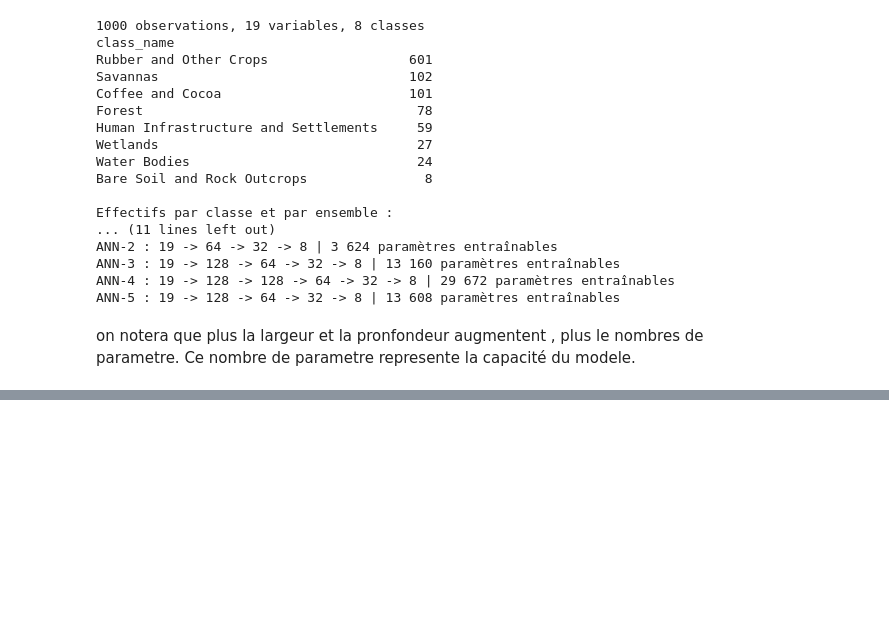
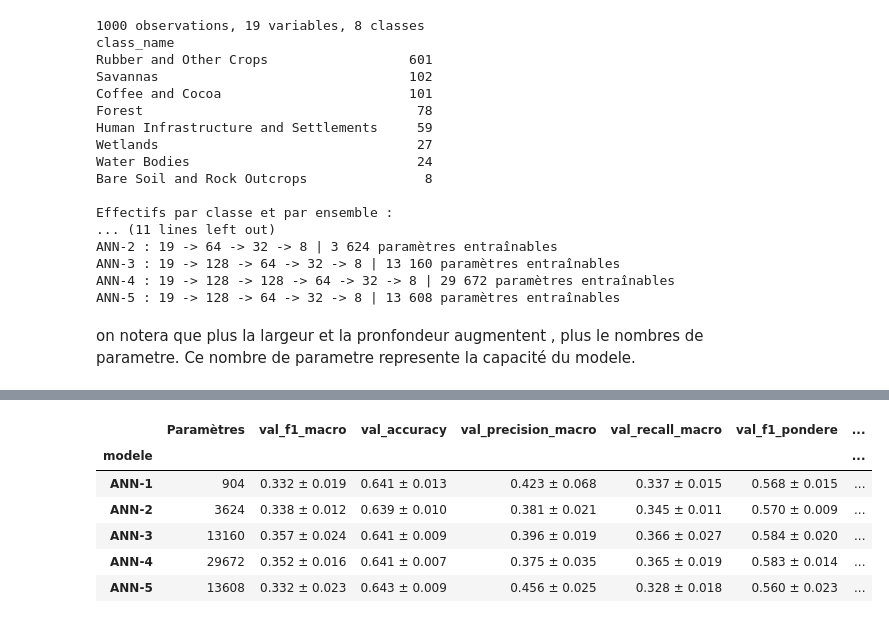
Before and after one commit to DanielYahiri/school-project, a Jupyter notebook: experience A.ipynb, the cells around one changed output, grey strips where cells are left out. Saved outputs shown, nothing was run; the diff lists cells and outputs as text; code cells hidden in the pictures; blank space fills up the shorter version.

```diff
--- a/experience A.ipynb
+++ b/experience A.ipynb
@@ -188,7 +188,7 @@ for nom, couches in ARCHITECTURES.items():
         debut = time.perf_counter()
         hist = modele.fit(X_train, y_train, validation_data=(X_val, y_val),
                           epochs=EPOCHS_MAX, batch_size=TAILLE_LOT,
-                          callbacks=[arret], verbose=0)
+                          callbacks=[arret], verbose =0)   # on sature pas le terminal avec l'historique
         duree = time.perf_counter() - debut
 
         # Prédiction = classe de plus forte probabilité softmax
@@ -218,7 +218,7 @@ for nom, couches in ARCHITECTURES.items():
 resultats = pd.DataFrame(resultats)
 resultats.to_csv(os.path.join(DOSSIER_SORTIE, "resultats_detailles.csv"), index=False)
 
-# %% 7. Tableau récapitulatif : moyenne ± écart-type sur les 5 graines (sur la VALIDATION)
+# 7. Tableau récapitulatif : moyenne ± écart-type sur les 5 graines (sur la VALIDATION)
 colonnes = ["val_f1_macro", "val_accuracy", "val_precision_macro", "val_recall_macro",
             "val_f1_pondere", "val_kappa", "val_mcc", "ecart_f1_train_val",
             "meilleure_epoch", "temps_s"]
@@ -232,75 +232,6 @@ for c in colonnes:
     dec = 0 if c in ("meilleure_epoch",) else (1 if c == "temps_s" else 3)
     tableau[c] = [f"{m:.{dec}f} ± {s:.{dec}f}" for m, s in zip(recap[(c, "mean")], recap[(c, "std")])]
 tableau.to_csv(os.path.join(DOSSIER_SORTIE, "recapitulatif_architectures.csv"))
-try:
-    display(tableau)                # dans un notebook
-except NameError:
-    print(tableau.to_string())      # en script
 
-# Référence naïve : toujours prédire la classe majoritaire (pour situer les scores)
-majoritaire = np.bincount(y_train).argmax()
-naif = calculer_metriques(y_val, np.full_like(y_val, majoritaire))
-print(f"\nRéférence naïve (toujours « {NOMS_CLASSES[majoritaire]} ») : "
-      f"accuracy = {naif['accuracy']:.3f} | Macro-F1 = {naif['f1_macro']:.3f}")
-
-# %% 8. Graphique 1 : courbes d'apprentissage (perte train / validation, graine 0)
-fig, axes = plt.subplots(1, len(ARCHITECTURES), figsize=(20, 4), sharey=True)
-for ax, nom in zip(axes, ARCHITECTURES):
-    h = historiques[(nom, GRAINES[0])]
-    ax.plot(h["loss"], label="entraînement", color="#2e5c8b")
-    ax.plot(h["val_loss"], label="validation", color="#e07b39")
-    ax.axvline(np.argmin(h["val_loss"]), color="grey", ls="--", lw=1)   # meilleure epoch (poids conservés)
-    ax.set_title(nom)
-    ax.set_xlabel("Epoch")
-axes[0].set_ylabel("Perte (entropie croisée)")
-axes[0].legend()
-fig.suptitle("Courbes d'apprentissage (graine 0) — trait pointillé : meilleure epoch retenue", fontsize=13)
-plt.tight_layout()
-plt.savefig(os.path.join(DOSSIER_SORTIE, "courbes_apprentissage.png"), dpi=150)
-plt.show()
-
-# %% 9. Graphique 2 : comparaison des performances et lien avec la complexité
-moy = resultats.groupby("modele").agg(f1=("val_f1_macro", "mean"), f1_sd=("val_f1_macro", "std"),
-                                      acc=("val_accuracy", "mean"), acc_sd=("val_accuracy", "std"),
-                                      ecart=("ecart_f1_train_val", "mean"),
-                                      parametres=("parametres", "first")).loc[list(ARCHITECTURES)]
-
-fig, axes = plt.subplots(1, 2, figsize=(14, 5))
-x = np.arange(len(moy))
-axes[0].bar(x - 0.2, moy["f1"], 0.4, yerr=moy["f1_sd"], capsize=4, label="Macro-F1", color="#2e5c8b")
-axes[0].bar(x + 0.2, moy["acc"], 0.4, yerr=moy["acc_sd"], capsize=4, label="Accuracy", color="#9fbcd9")
-axes[0].axhline(naif["accuracy"], color="#c0392b", ls="--", lw=1, label="Accuracy naïve (classe majoritaire)")
-axes[0].set_xticks(x, moy.index)
-axes[0].set_ylim(0, 1)
-axes[0].set_ylabel("Score sur la validation (moyenne ± écart-type, 5 graines)")
-axes[0].set_title("Performances par architecture")
-axes[0].legend(loc="lower left")
-
-axes[1].errorbar(moy["parametres"], moy["f1"], yerr=moy["f1_sd"], fmt="o", capsize=4, color="#2e5c8b")
-for nom, ligne in moy.iterrows():
-    axes[1].annotate(nom, (ligne["parametres"], ligne["f1"]), xytext=(6, 6), textcoords="offset points")
-axes[1].set_xscale("log")
-axes[1].set_xlabel("Nombre de paramètres entraînables (échelle log)")
-axes[1].set_ylabel("Macro-F1 sur la validation")
-axes[1].set_title("Performance en fonction de la complexité")
-plt.tight_layout()
-plt.savefig(os.path.join(DOSSIER_SORTIE, "comparaison_architectures.png"), dpi=150)
-plt.show()
-
-# %% 10. Graphique 3 : F1 par classe (validation, moyenne des 5 graines)
-# Permet de voir si la profondeur aide surtout les classes minoritaires ou les classes proches.
-f1_classes = pd.DataFrame({nom: np.mean([f1_par_classe[(nom, g)] for g in GRAINES], axis=0)
-                           for nom in ARCHITECTURES}, index=NOMS_CLASSES)
-effectifs_val = pd.Series(y_val).value_counts().reindex(range(N_CLASSES), fill_value=0).to_numpy()
-f1_classes.index = [f"{c} (n val = {n})" for c, n in zip(NOMS_CLASSES, effectifs_val)]
-f1_classes.to_csv(os.path.join(DOSSIER_SORTIE, "f1_par_classe.csv"))
-
-fig, ax = plt.subplots(figsize=(9, 5))
-sns.heatmap(f1_classes, annot=True, fmt=".2f", cmap="Blues", vmin=0, vmax=1, ax=ax,
-            cbar_kws={"label": "F1 (validation)"})
-ax.set_title("F1 par classe et par architecture (moyenne des 5 graines)")
-plt.tight_layout()
-plt.savefig(os.path.join(DOSSIER_SORTIE, "f1_par_classe.png"), dpi=150)
-plt.show()
-# Attention : certaines classes n'ont que 1 à 4 observations en validation
-# (voir n val) : leur F1 est très instable et doit être lu avec prudence.
+display(tableau)
+# %% [output]
@@ -306,0 +255,7 @@ plt.show()
+|  | Paramètres | val_f1_macro | val_accuracy | val_precision_macro | val_recall_macro | val_f1_pondere | ... |
+| modele |  |  |  |  |  |  | ... |
+| ANN-1 | 904 | 0.332 ± 0.019 | 0.641 ± 0.013 | 0.423 ± 0.068 | 0.337 ± 0.015 | 0.568 ± 0.015 | ... |
+| ANN-2 | 3624 | 0.338 ± 0.012 | 0.639 ± 0.010 | 0.381 ± 0.021 | 0.345 ± 0.011 | 0.570 ± 0.009 | ... |
+| ANN-3 | 13160 | 0.357 ± 0.024 | 0.641 ± 0.009 | 0.396 ± 0.019 | 0.366 ± 0.027 | 0.584 ± 0.020 | ... |
+| ANN-4 | 29672 | 0.352 ± 0.016 | 0.641 ± 0.007 | 0.375 ± 0.035 | 0.365 ± 0.019 | 0.583 ± 0.014 | ... |
+| ANN-5 | 13608 | 0.332 ± 0.023 | 0.643 ± 0.009 | 0.456 ± 0.025 | 0.328 ± 0.018 | 0.560 ± 0.023 | ... |
```
Also changed, not shown: parts of 4 cells of this notebook, 6 other files.
